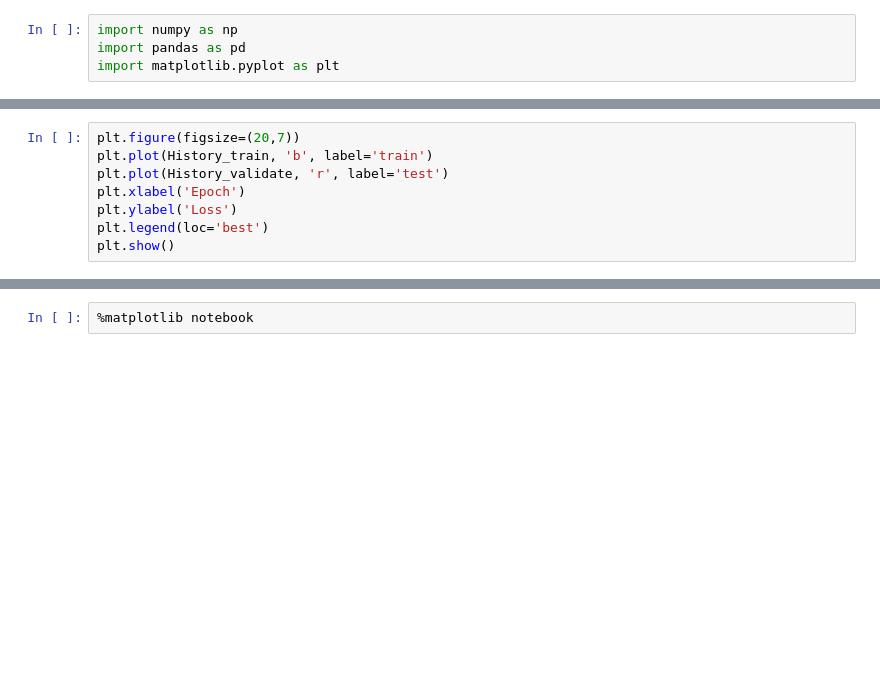
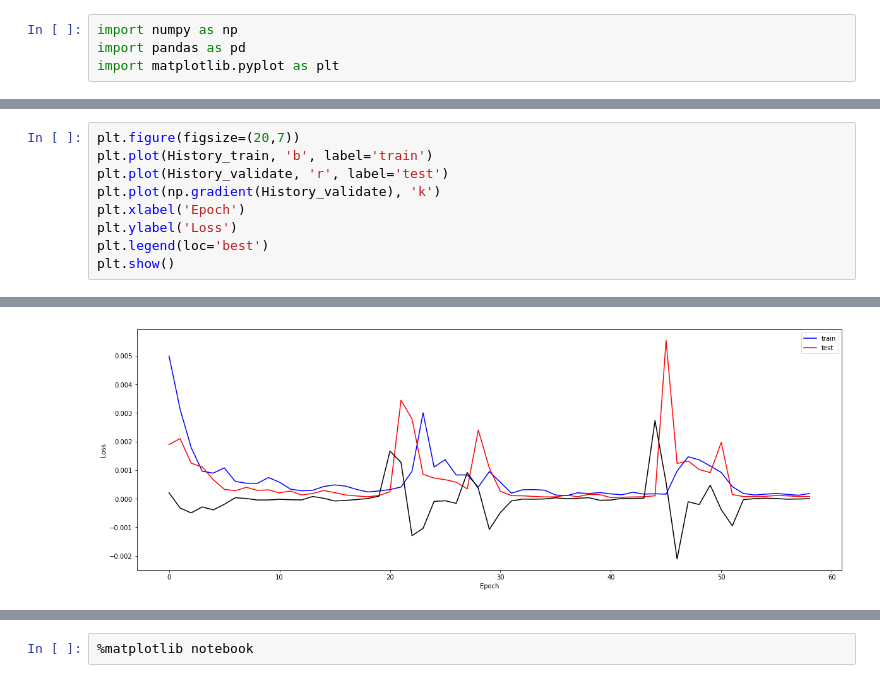
Before and after one commit to Craig5005/ALICE_deep_learning, a Jupyter notebook: ALICE_AE1_plots.ipynb, the cells around one changed output, grey strips where cells are left out. Drawn from its saved outputs; the diff is of its cells as text; blank space fills up the shorter version.

```diff
--- a/ALICE_AE1_plots.ipynb
+++ b/ALICE_AE1_plots.ipynb
@@ -32,6 +42,7 @@ plt.show()
 plt.figure(figsize=(20,7))
 plt.plot(History_train, 'b', label='train')
 plt.plot(History_validate, 'r', label='test')
+plt.plot(np.gradient(History_validate), 'k')
 plt.xlabel('Epoch')
 plt.ylabel('Loss')
 plt.legend(loc='best')
@@ -41,0 +51 @@ plt.show()
+[figure, added]
```
Also changed, not shown: parts of 17 cells of this notebook, 1 other file.
